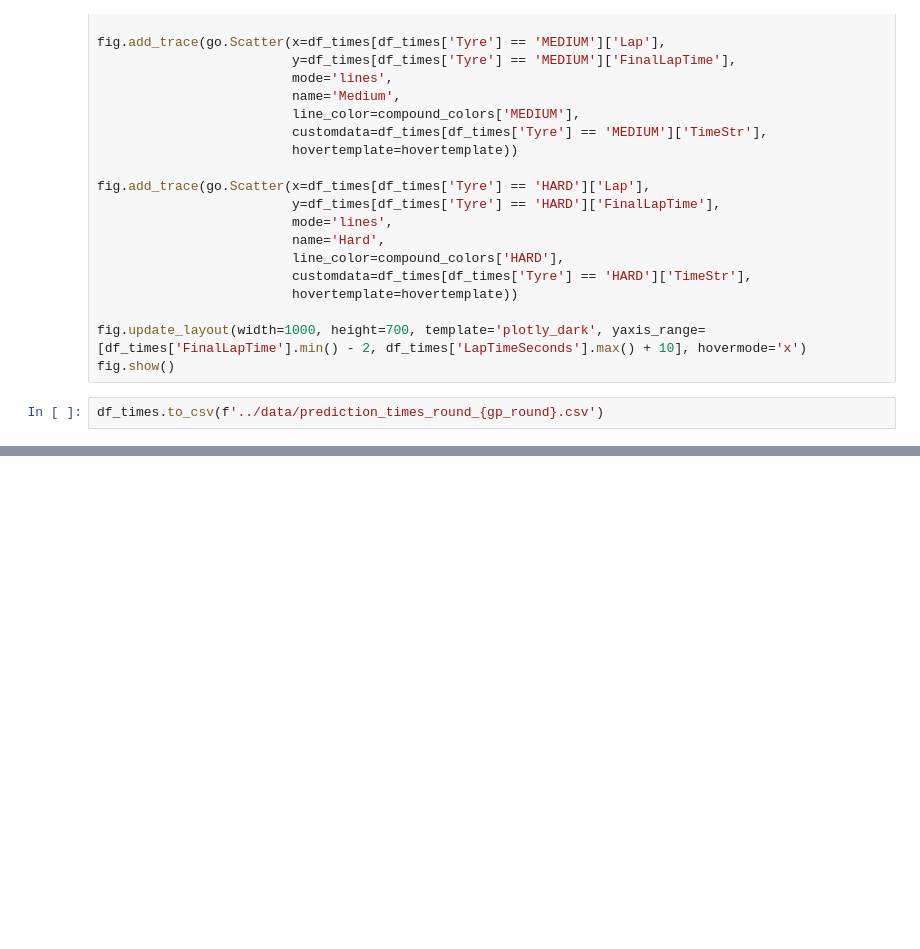
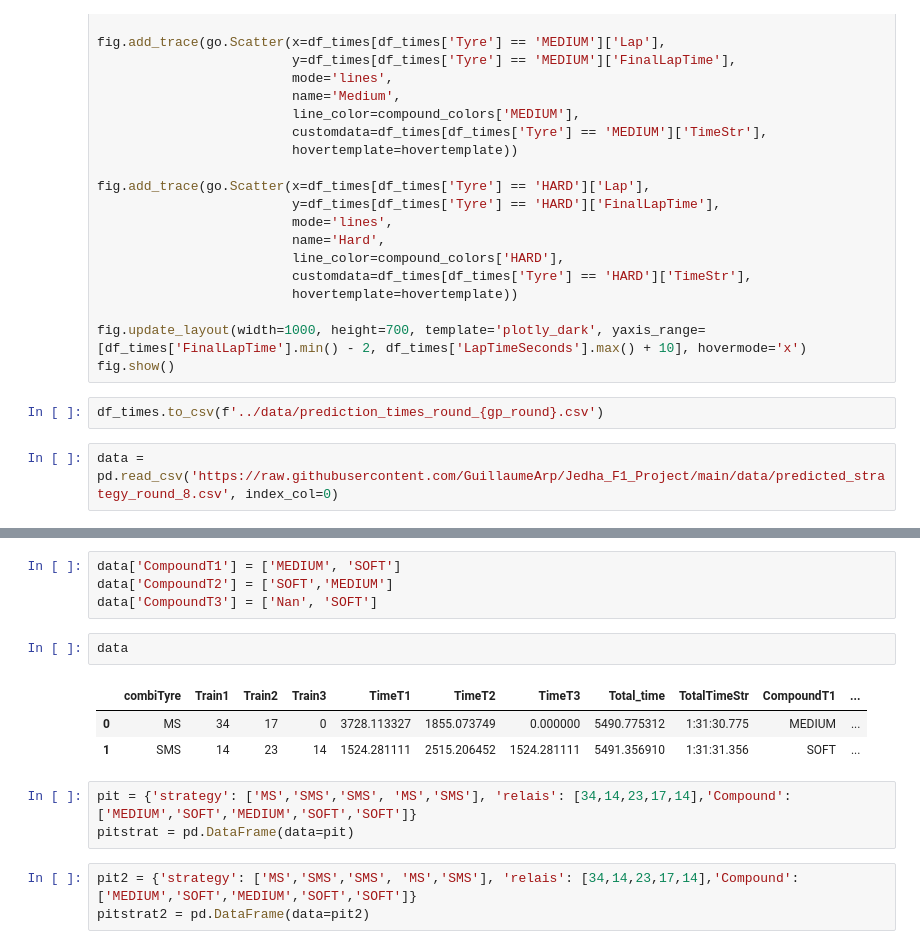
Before and after one commit to GuillaumeArp/Jedha_F1_Project, a Jupyter notebook: Guillaume/modelev3_guillaume.ipynb, the cells around one changed output, grey strips where cells are left out. Cells and saved outputs as stored; diff of their text form; blank space fills up the shorter version.

```diff
--- a/Guillaume/modelev3_guillaume.ipynb
+++ b/Guillaume/modelev3_guillaume.ipynb
@@ -330,3 +332,5 @@ fig.update_layout(width=1000, height=700, template='plotly_dark', yaxis_range=[d
 fig.show()
 # %%
 df_times.to_csv(f'../data/prediction_times_round_{gp_round}.csv')
+# %%
+data = pd.read_csv('https://raw.githubusercontent.com/GuillaumeArp/Jedha_F1_Project/main/data/predicted_strategy_round_8.csv', index_col=0)
@@ -332,0 +351,16 @@ df_times.to_csv(f'../data/prediction_times_round_{gp_round}.csv')
+# %%
+data['CompoundT1'] = ['MEDIUM', 'SOFT']
+data['CompoundT2'] = ['SOFT','MEDIUM']
+data['CompoundT3'] = ['Nan', 'SOFT']
+# %%
+data
+# %% [output]
+|  | combiTyre | Train1 | Train2 | Train3 | TimeT1 | TimeT2 | TimeT3 | Total_time | TotalTimeStr | CompoundT1 | ... |
+| 0 | MS | 34 | 17 | 0 | 3728.113327 | 1855.073749 | 0.000000 | 5490.775312 | 1:31:30.775 | MEDIUM | ... |
+| 1 | SMS | 14 | 23 | 14 | 1524.281111 | 2515.206452 | 1524.281111 | 5491.356910 | 1:31:31.356 | SOFT | ... |
+# %%
+pit = {'strategy': ['MS','SMS','SMS', 'MS','SMS'], 'relais': [34,14,23,17,14],'Compound': ['MEDIUM','SOFT','MEDIUM','SOFT','SOFT']}
+pitstrat = pd.DataFrame(data=pit)
+# %%
+pit2 = {'strategy': ['MS','SMS','SMS', 'MS','SMS'], 'relais': [34,14,23,17,14],'Compound': ['MEDIUM','SOFT','MEDIUM','SOFT','SOFT']}
+pitstrat2 = pd.DataFrame(data=pit2)
```
Also changed, not shown: parts of 13 cells of this notebook, 3 other files.
